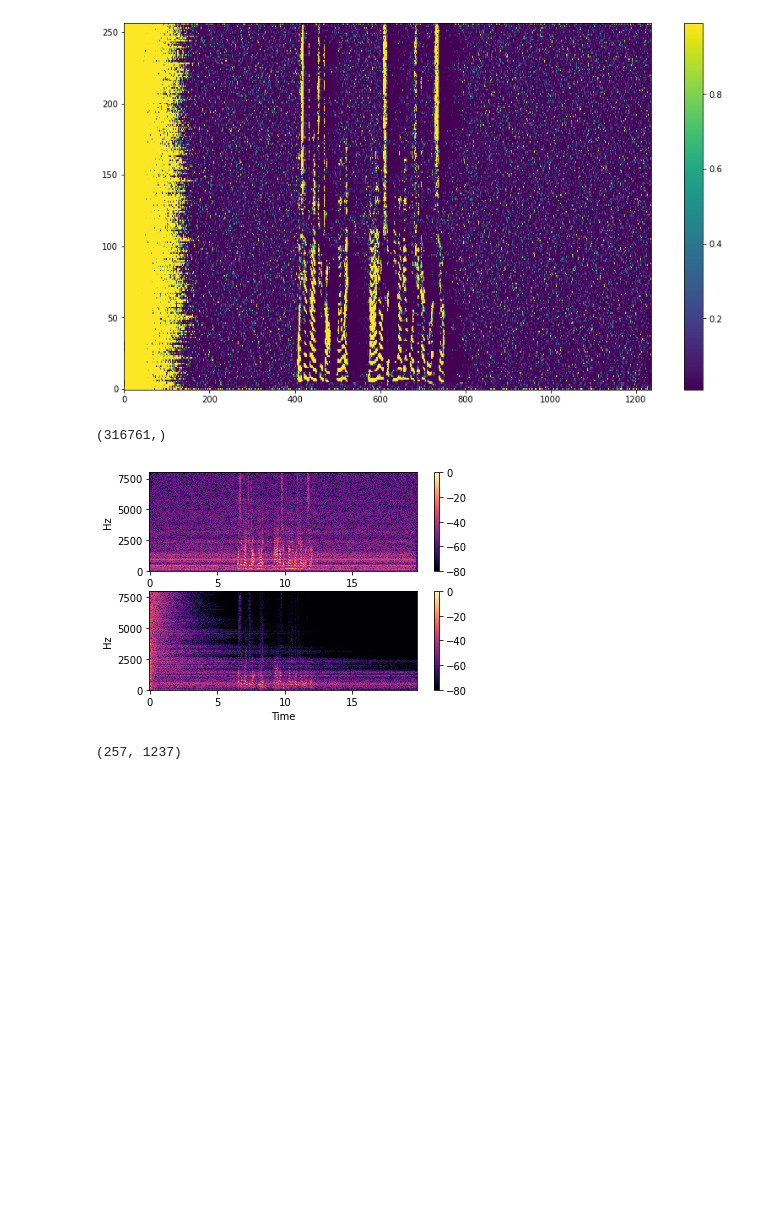
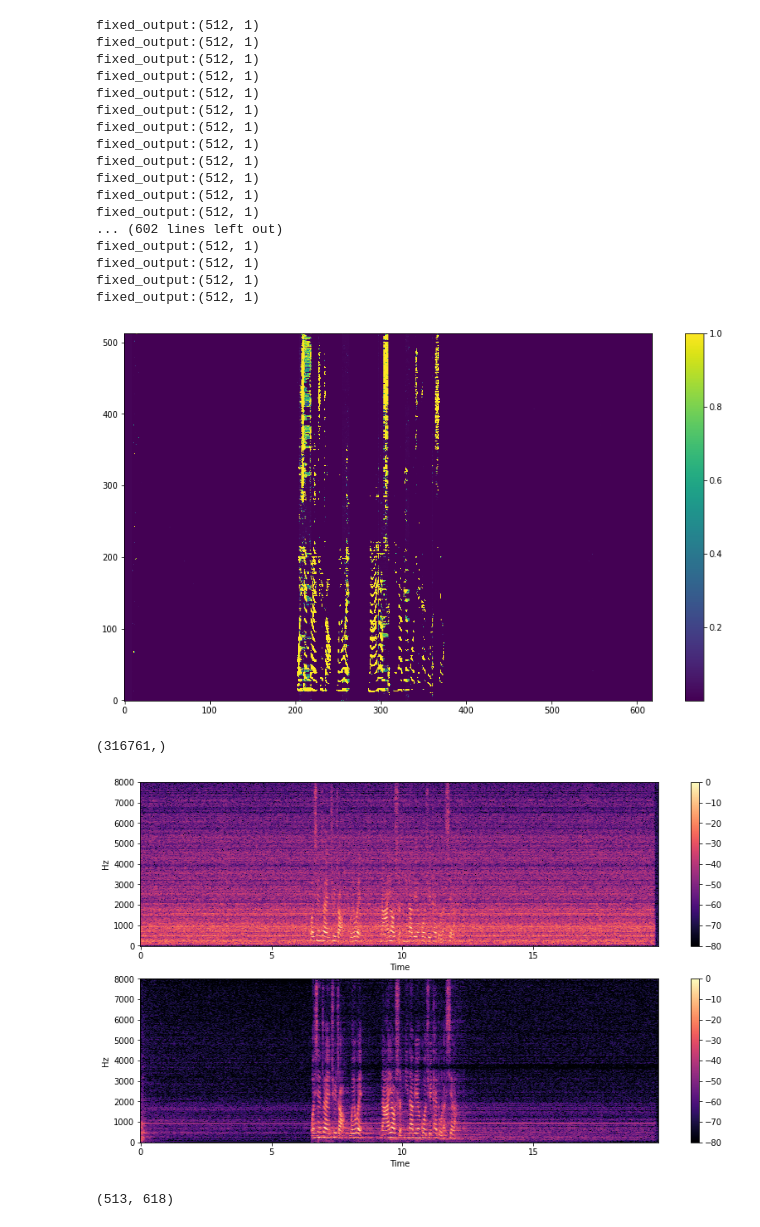
Before and after one commit to wangwei2009/DistantSpeech, a Jupyter notebook: example/fdgsc.ipynb, the cells around one changed output. Drawn from its saved outputs; the diff is of its cells as text; code cells hidden in the pictures; blank space fills up the shorter version.

Commit message:
update fdgsc demo

```diff
--- a/example/fdgsc.ipynb
+++ b/example/fdgsc.ipynb
@@ -38,16 +41,22 @@ fft_shift = 256
 mic_diameter = 0.1
 sound_speed = 343
 look_direction = 90
+interf_angle = 135
 
 signal = audioread("/home/wangwei/work/DistantSpeech/samples/audio_samples/5_541_20170608093550_3.wav")
 # signal = audioread("/home/wangwei/work/DistantSpeech/samples/audio_samples/cleanspeech_aishell3.wav")
 noise = audioread("/home/wangwei/work/DistantSpeech/samples/noise/office3.wav")
+
+# signal = audioread("/home/wangwei/work/DistantSpeech/samples/audio_samples/5_541_20170608093550_4.wav")
+# # signal = audioread("/home/wangwei/work/DistantSpeech/samples/audio_samples/cleanspeech_aishell3.wav")
+# noise = audioread("/home/wangwei/work/DistantSpeech/samples/noise/office3.wav")
+
 fs = 16000
 M = 6
 mic_array = MicArray(arrayType="linear", r=mic_diameter/2, M=M, n_fft=512)
 mic_array_sim = mic_array.array_sim
 # print(mic_array_sim.R)
-array_data, premix = mic_array_sim.generate_audio(signal, interference=noise, source_angle=look_direction, interf_angle=270, sir=10, snr=20)
+array_data, premix = mic_array_sim.generate_audio(signal, interference=noise, source_angle=look_direction, interf_angle=interf_angle, sir=0, snr=30, source_distance=1.0, interf_distance=1.0)
 theoretical=True
 # audiowrite('mix.wav', np.transpose(array_data))
 # audiowrite('signal.wav', np.transpose(premix[0, :, :]))
@@ -68,6 +77,8 @@ print(D.shape)
 plt.figure(figsize=(14,8))
 plt.plot(mic_array_sim.room.rir[0][0])
 plt.show()
+# array_data = array_data[:, :160000]
+pt(array_data[0, :])
 # %% [output]
 The RT60 is 114 ms
 (6, 316761)
@@ -77,36 +89,54 @@ The RT60 is 114 ms
 # %%
-frameLen = 256
-hop = frameLen / 2
-overlap = frameLen - hop
-nfft = 512
-c = 340
+frameLen = 512
+# hop = frameLen / 2
+# overlap = frameLen - hop
+# nfft = frameLen*2
+# c = 340
 # r = 0.032
 # fs = 16000
 
 # start = tim
 
 
 start = time()
 
-fdgsc = FDGSC(mic_array, frameLen, hop, nfft, c, fs)
+fdgsc = FDGSC(mic_array, frameLen=frameLen)
 
 yout, p = fdgsc.process(array_data)
 pmesh(p)
 print(yout.shape)
 
 # audiowrite('wav/out_aic.wav', yout)
 
 # end = time()
 # print(end - start)
 
 visual(array_data[0, :], yout)
 # %% [output]
+fixed_output:(512, 1)
+fixed_output:(512, 1)
+fixed_output:(512, 1)
+fixed_output:(512, 1)
+fixed_output:(512, 1)
+fixed_output:(512, 1)
+fixed_output:(512, 1)
+fixed_output:(512, 1)
+fixed_output:(512, 1)
+fixed_output:(512, 1)
+fixed_output:(512, 1)
+fixed_output:(512, 1)
+... (602 lines left out)
+fixed_output:(512, 1)
+fixed_output:(512, 1)
+fixed_output:(512, 1)
+fixed_output:(512, 1)
-[figure, old version]
+[figure, new version]
-(316761,)
+(316761,)
-[figure, old version]
+[figure, new version]
 # %%
 print(p.shape)
+audiowrite('array_data_0.wav',array_data[0, :])
 audiowrite('out_aic.wav', yout)
 # %% [output]
-(257, 1237)
+(513, 618)
 # %%
```
Also changed, not shown: parts of 4 cells of this notebook.
